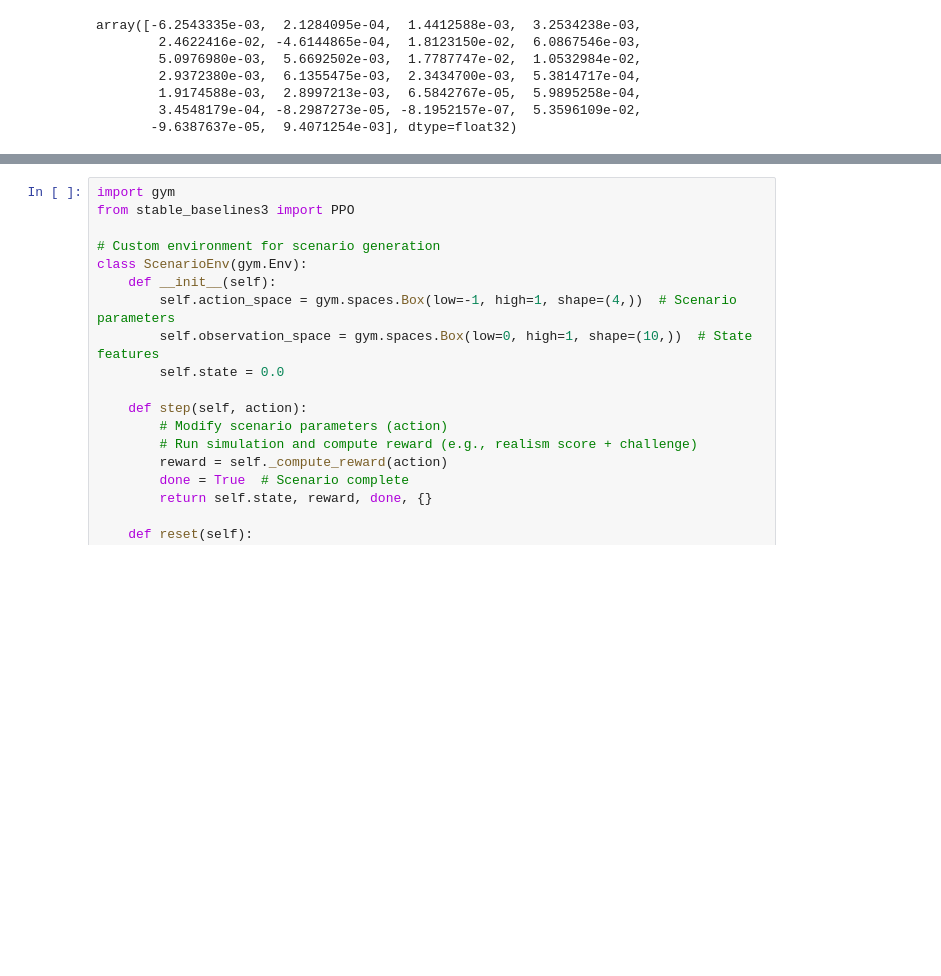
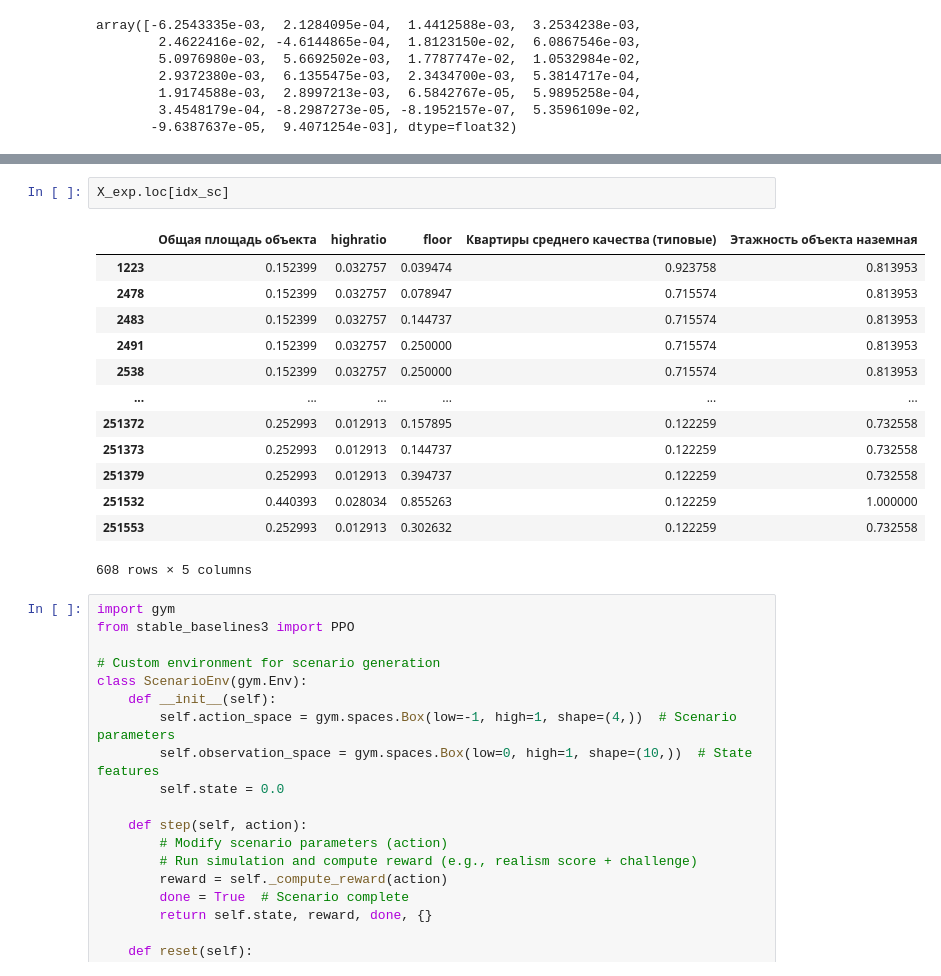
Before and after one commit to osa-bot/Benchmarking, a Jupyter notebook: Scenario_model.ipynb, the cells around one changed output, grey strips where cells are left out. Cells and saved outputs as stored; diff of their text form; blank space fills up the shorter version.

```diff
--- a/Scenario_model.ipynb
+++ b/Scenario_model.ipynb
@@ -787,3 +873,19 @@ Name: count, dtype: int64
+# %%
+X_exp.loc[idx_sc]
+# %% [output]
+|  | Общая площадь объекта | highratio | floor | Квартиры среднего качества (типовые) | Этажность объекта наземная |
+| 1223 | 0.152399 | 0.032757 | 0.039474 | 0.923758 | 0.813953 |
+| 2478 | 0.152399 | 0.032757 | 0.078947 | 0.715574 | 0.813953 |
+| 2483 | 0.152399 | 0.032757 | 0.144737 | 0.715574 | 0.813953 |
+| 2491 | 0.152399 | 0.032757 | 0.250000 | 0.715574 | 0.813953 |
+| 2538 | 0.152399 | 0.032757 | 0.250000 | 0.715574 | 0.813953 |
+| ... | ... | ... | ... | ... | ... |
+| 251372 | 0.252993 | 0.012913 | 0.157895 | 0.122259 | 0.732558 |
+| 251373 | 0.252993 | 0.012913 | 0.144737 | 0.122259 | 0.732558 |
+| 251379 | 0.252993 | 0.012913 | 0.394737 | 0.122259 | 0.732558 |
+| 251532 | 0.440393 | 0.028034 | 0.855263 | 0.122259 | 1.000000 |
+| 251553 | 0.252993 | 0.012913 | 0.302632 | 0.122259 | 0.732558 |
+608 rows × 5 columns
 # %%
 import gym
 from stable_baselines3 import PPO
```
Also changed, not shown: parts of 23 cells of this notebook.
